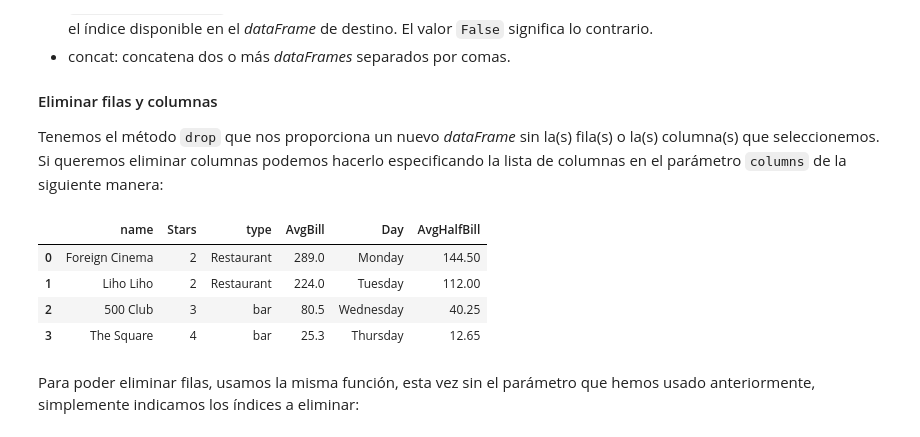
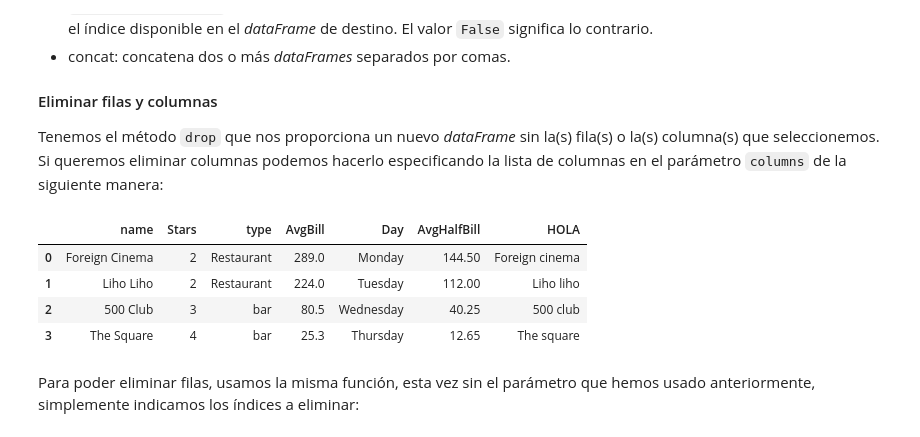
Before and after one commit to wisaaco/TxADM, a Jupyter notebook: notebooks/Part2/00_Pandas/01_Introduccion.ipynb, the cells around one changed output. Drawn from its saved outputs; the diff is of its cells as text; code cells hidden in the pictures.

```diff
--- a/notebooks/Part2/00_Pandas/01_Introduccion.ipynb
+++ b/notebooks/Part2/00_Pandas/01_Introduccion.ipynb
@@ -1050,6 +1102,6 @@ df2
 | 2 | 500 Club | bar | 80.5 | Monday |
 | 3 | The Square | bar | 25.3 | Monday |
 # %%
-df2['Day'] = ['Monday', 'Tuesday', 'Wednesday', 'Thursday']
+df2['Day'] = ['Monday', 'Tuesday', 'Wednesday']
 df2
 # %% [output]
@@ -1071,3 +1119,5 @@ df2
 # %%
 df3 = df2.assign(AvgHalfBill=df2.AvgBill / 2, Michelin_Star=3)
 df3
+
+df3["HOLA"] = df3.name.str.capitalize()
@@ -1092,14 +1144,14 @@ Para añadir filas a un _dataframe_ tenemos dos métodos que realizan la tarea y
 Tenemos el método `drop` que nos proporciona un nuevo _dataFrame_ sin la(s) fila(s) o la(s) columna(s) que seleccionemos.
 Si queremos eliminar columnas podemos hacerlo especificando la lista de columnas en el parámetro `columns` de la siguiente manera:
 # %%
-df_no_michelin = df3.drop(columns=["Michelin_Star"]) # Eliminamos la última columna que hemos creado
-df_no_michelin
+df3.drop(columns=["Michelin_Star"],inplace=True) # Eliminamos la última columna que hemos creado
+df3
 # %% [output]
-|  | name | Stars | type | AvgBill | Day | AvgHalfBill |
-| 0 | Foreign Cinema | 2 | Restaurant | 289.0 | Monday | 144.50 |
-| 1 | Liho Liho | 2 | Restaurant | 224.0 | Tuesday | 112.00 |
-| 2 | 500 Club | 3 | bar | 80.5 | Wednesday | 40.25 |
-| 3 | The Square | 4 | bar | 25.3 | Thursday | 12.65 |
+|  | name | Stars | type | AvgBill | Day | AvgHalfBill | HOLA |
+| 0 | Foreign Cinema | 2 | Restaurant | 289.0 | Monday | 144.50 | Foreign cinema |
+| 1 | Liho Liho | 2 | Restaurant | 224.0 | Tuesday | 112.00 | Liho liho |
+| 2 | 500 Club | 3 | bar | 80.5 | Wednesday | 40.25 | 500 club |
+| 3 | The Square | 4 | bar | 25.3 | Thursday | 12.65 | The square |
 # %% [markdown]
 Para poder eliminar filas, usamos la misma función, esta vez sin el parámetro que hemos usado anteriormente, simplemente indicamos los índices a eliminar:
 # %%
```
Also changed, not shown: parts of 30 cells of this notebook.
